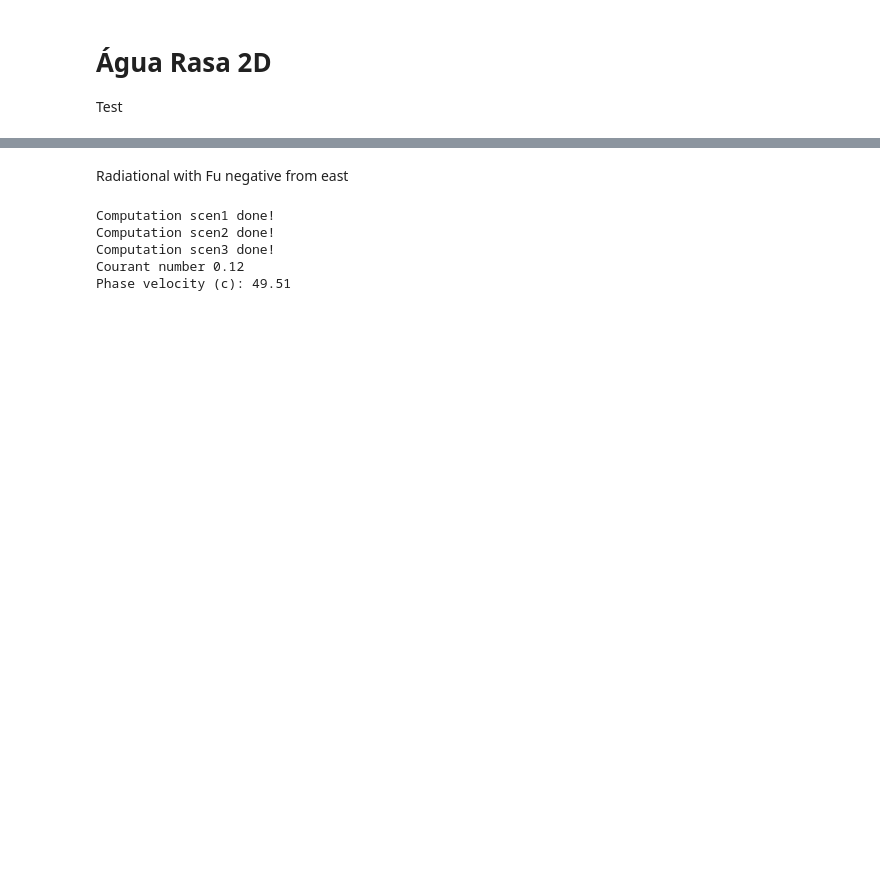
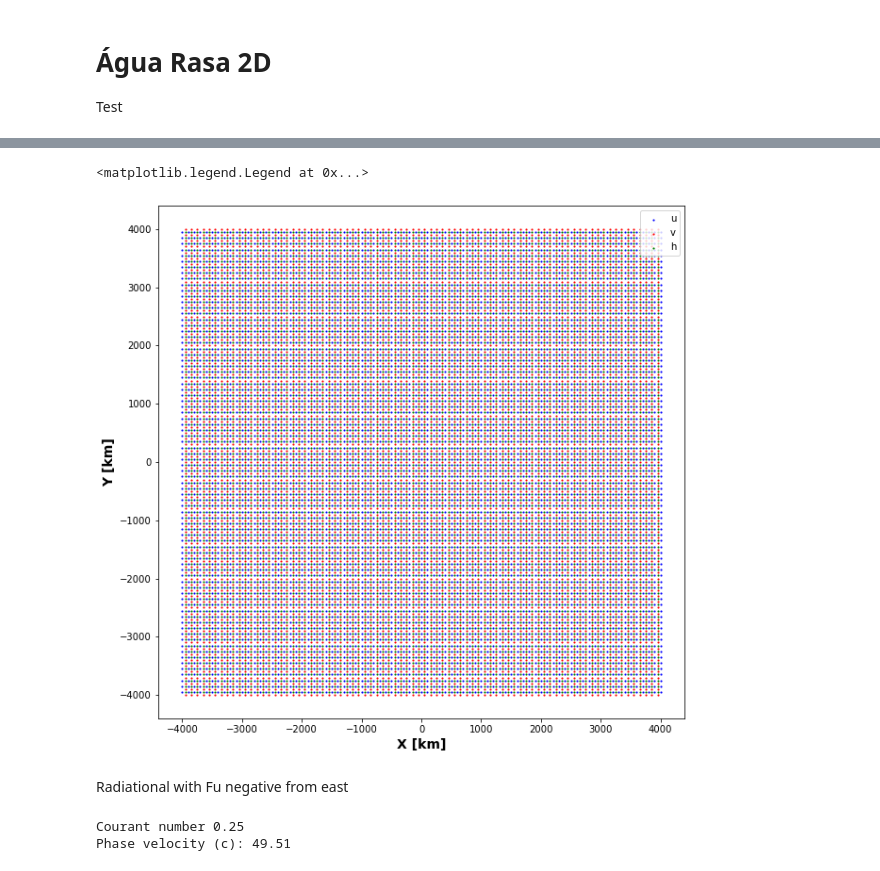
Before and after one commit to adelgadop/Modelagem, a Jupyter notebook: Exercicio_4/Agua_rassa.ipynb, the cells around one changed output, grey strips where cells are left out. Saved outputs shown, nothing was run; the diff lists cells and outputs as text; code cells hidden in the pictures; blank space fills up the shorter version.

Commit message:
Changing functions.py

```diff
--- a/Exercicio_4/Agua_rassa.ipynb
+++ b/Exercicio_4/Agua_rassa.ipynb
@@ -96,3 +105,37 @@ Phase velocity (c): 38.35
+# %%
+import time
+import numpy as np
+import matplotlib.pyplot as plt
+from mpl_toolkits.axes_grid1 import make_axes_locatable
+import imageio.v2 as imageio
+from functions import *
+import os
+
+dx = 100 #km
+dy = 100 #km
+
+#Grade C
+x = np.arange(-4000,4000+dx,dx)
+y = np.arange(-4000,4000+dy,dy)
+x2 = (x[1:]+x[0:-1])/2
+y2 = (y[1:]+y[0:-1])/2
+Xu,Yu=np.meshgrid(x,y2)
+Xv,Yv=np.meshgrid(x2,y)
+Xh,Yh=np.meshgrid(x2,y2)
+
+# -------
+# PLOT 1
+# -------
+plt.figure(1,figsize=(10,10))
+plt.scatter(Xu,Yu,color='blue',marker='.',s=5,label='u')
+plt.scatter(Xv,Yv,color='red',marker='.',s=5,label='v')
+plt.scatter(Xh,Yh,color='green',marker='.',s=5,label='h')
+plt.xlabel('X [km]',weight='bold',fontsize=14)
+plt.ylabel('Y [km]',weight='bold',fontsize=14)
+plt.legend()
+# %% [output]
+<matplotlib.legend.Legend at 0x...>
+[figure, added]
 # %% [markdown]
 Radiational with Fu negative from east
 # %%
@@ -111,28 +154,25 @@ c = np.sqrt(g*H)
 
 # Three scenarios
 data = {}
+rad = True
 
 # Conditions
-Nx, Ny, dx, dy, Nt, dt, lat, Nrx, Nry  = 40, 40, 100, 100, 2000, 0.25, -20, 10, 4
+Nx, Ny, dx, dy, Nt, dt, lat, Nrx, Nry  = 80, 80, 100, 100, 1000, 0.5, -20, 10, 4
 """
 scen1: f=0
-scen2: f at -20 degrees as lat
+scen2: f at -20 degrees as latitude
 scen3: beta variation between -4000 to 4000
 """
 cenarios = ['scen1', 'scen2', 'scen3']
+rad = True
 
 if c*dt/dx <= 1:
     for cen in cenarios:
         data[cen] = {'u':{}, 'v':{}, 'h':{}, 'div':{}, 'vor':{}}
 
-        scen, x, y, X, Y, u, v, h, Fu, f, beta, div, vor = conditions(cen, lat, Nx, Ny, dx, dy, Nt, Nrx, Nry)
-        # Initial conditions for u, v, & h
-        # --------------------------------
-        u[0, :, :] = 0.
-        v[0, :, :] = 0.
-        h[0, :, :] = 0.
+        scen, x, y, yv, X, Y, u, v, h, Fu, f, beta, div, vor = conditions(cen, lat, Nx, Ny, dx, dy, Nt, Nrx, Nry)
 
-        u, v, h, div, vor = leapfrog(scen, Nx, Ny, Nt, u, v, h, g, dx, dy, dt, H, Fu, f, beta, y, c, div, vor)
+        u, v, h, div, vor = leapfrog(scen, Nx, Ny, Nt, u, v, h, g, dx, dy, dt, H, Fu, f, beta, y, yv, c, div, vor, rad)
         data[cen]['u']   = u
         data[cen]['v']   = v
         data[cen]['h']   = h
@@ -147,8 +187,5 @@ else:
 print("Courant number {:.2f}".format(c*dt/dx))
 print("Phase velocity (c): {:.2f}".format(c))
 # %% [output]
-Computation scen1 done!
-Computation scen2 done!
-Computation scen3 done!
-Courant number 0.12
+Courant number 0.25
 Phase velocity (c): 49.51
```
Also changed, not shown: parts of 6 cells of this notebook, 6 other files.
